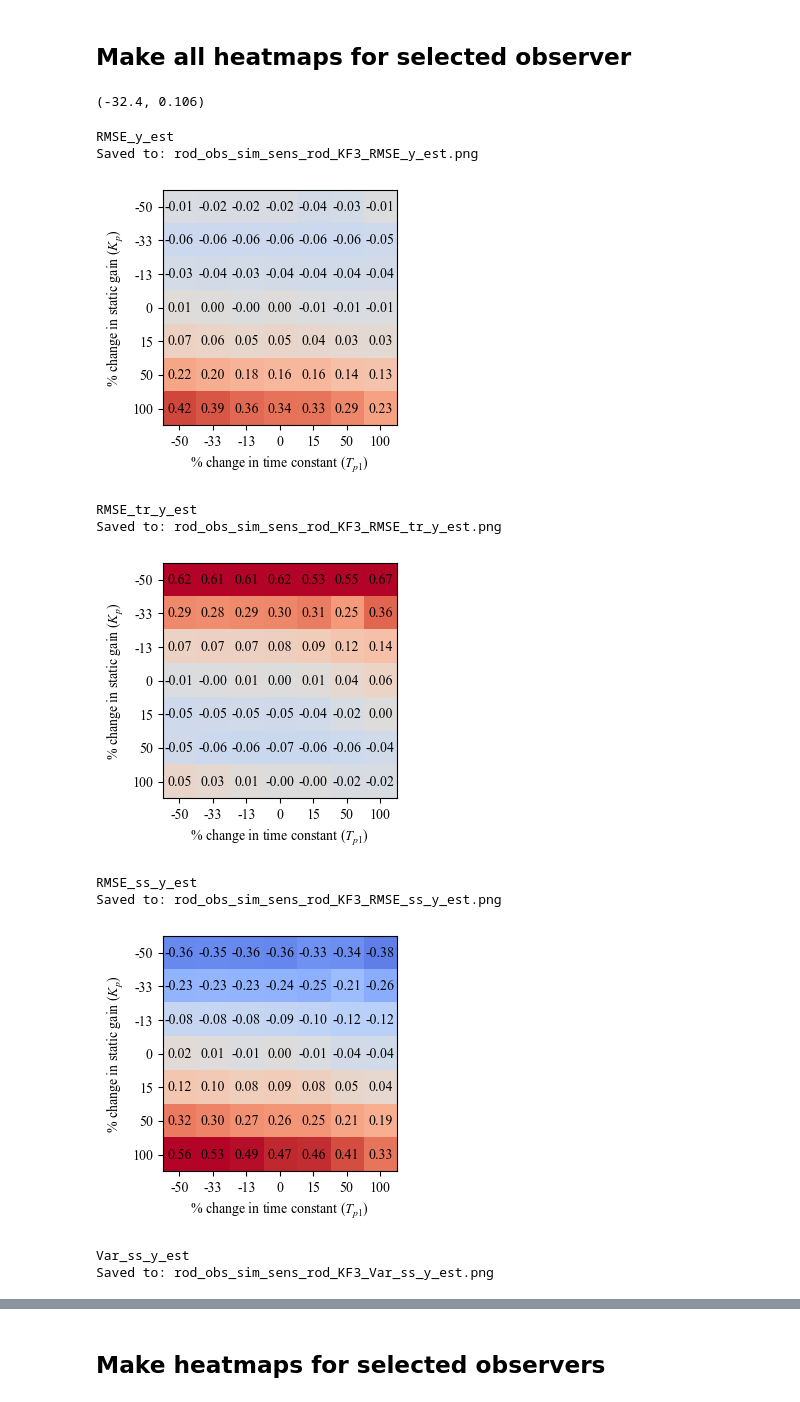
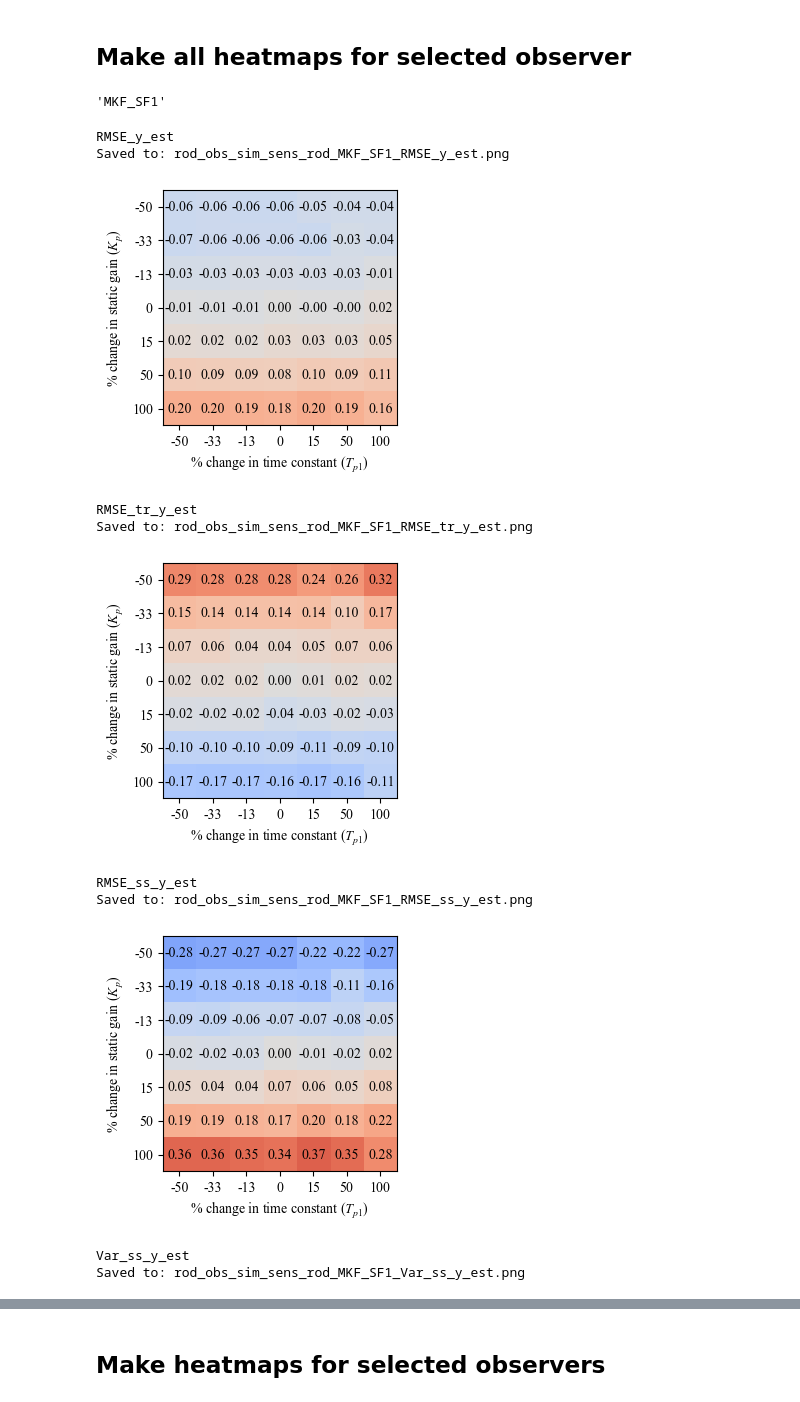
Before and after one commit to billtubbs/thesis-sims, a Jupyter notebook: Heatmap-plots-of-sensitivity-results.ipynb, the cells around one changed output, grey strips where cells are left out. Cells and saved outputs as stored; diff of their text form; code cells hidden in the pictures.

```diff
--- a/Heatmap-plots-of-sensitivity-results.ipynb
+++ b/Heatmap-plots-of-sensitivity-results.ipynb
@@ -96,17 +46,3 @@ summary_results = pd.read_csv(os.path.join(results_dir, filename))
 summary_results.shape
 # %% [output]
 (49, 1220)
-# %%
-var_names = ['Kp', 'Tp1']  # static gain and time constant
-centre_points = {'Kp': -32.4, 'Tp1': 0.106}
-
-# Re-create variable values if not included in summary_results
-var_ratios = np.array([1/2, 1/1.5, 1/1.15, 1, 1.15, 1.5, 2])
-n = len(var_ratios)
-combs = [(i+1, j+1) for j in range(n) for i in range(n)]
-combs = np.array([(i, j) for j in range(n) for i in range(n)])
-var_values = pd.DataFrame(var_ratios[combs] * np.array(list(centre_points.values())),
-                          columns=var_names, index=summary_results.index)
-if var_names[0] not in summary_results:
-    summary_results = pd.concat([var_values, summary_results], axis=1)
-var_values.head()
@@ -143,0 +49,5 @@ for name in var_names:
+# %%
+var_names = ['Kp', 'Tp1']  # static gain and time constant
+var_unique_values = pd.DataFrame({col: summary_results[col].unique() for col in var_names})
+n_vars = len(var_unique_values)
+var_unique_values
@@ -143,0 +63,7 @@ for name in var_names:
+# %%
+centre_points = var_unique_values.iloc[n_vars // 2].to_dict()
+if sys_name == 'P2DcTd4':
+    assert(centre_points == {'Kp': -32.4, 'Tp1': 0.106})
+elif sys_name == 'P2Dcd1_T':
+    assert(centre_points == {'Kp': -35.935, 'Tp1': 0.23503})
+centre_points
@@ -153,6 +81,5 @@ summary_results.head()
 5 rows × 1220 columns
 # %%
-centre_point = (-32.4, 0.106)
 xlabel = "% change in time constant ($T_{p1}$)"
 ylabel = "% change in static gain ($K_p$)"
 minmax = (-0.5, 0.5)
@@ -201,32 +128,33 @@ sensitivity_data[f'RMSE_y_est_{obs_label}']
 # %% [markdown]
 ## Make all heatmaps for selected observer
-# %%
-centre_point
-# %% [output]
-(-32.4, 0.106)
+# %%
+obs_label
+# %% [output]
+'MKF_SF1'
 # %%
 for metric_label in metric_labels:
     data = sensitivity_data[f'{metric_label}_{obs_label}']
+    centre_point = tuple(centre_points.values())
     print(metric_label)
     plt.figure(figsize=(3.21, 3.15))
     make_sensitivity_heatmap(data, centre_point, xlabel, ylabel,
                              transform='diff', minmax=[-0.5, 0.5], fmt='{:.2f}')
     plt.tight_layout()
     filename = f'rod_obs_sim_sens_rod_{obs_label}_{metric_label}.pdf'
     plt.savefig(os.path.join(plot_dir, filename))
     filename = f'rod_obs_sim_sens_rod_{obs_label}_{metric_label}.png'
     plt.savefig(os.path.join(plot_dir, filename), dpi=300)
     print(f"Saved to: {filename}")
     plt.show()
 # %% [output]
 RMSE_y_est
-Saved to: rod_obs_sim_sens_rod_KF3_RMSE_y_est.png
+Saved to: rod_obs_sim_sens_rod_MKF_SF1_RMSE_y_est.png
-[figure, old version]
+[figure, new version]
 RMSE_tr_y_est
-Saved to: rod_obs_sim_sens_rod_KF3_RMSE_tr_y_est.png
+Saved to: rod_obs_sim_sens_rod_MKF_SF1_RMSE_tr_y_est.png
-[figure, old version]
+[figure, new version]
 RMSE_ss_y_est
-Saved to: rod_obs_sim_sens_rod_KF3_RMSE_ss_y_est.png
+Saved to: rod_obs_sim_sens_rod_MKF_SF1_RMSE_ss_y_est.png
-[figure, old version]
+[figure, new version]
 Var_ss_y_est
-Saved to: rod_obs_sim_sens_rod_KF3_Var_ss_y_est.png
+Saved to: rod_obs_sim_sens_rod_MKF_SF1_Var_ss_y_est.png
```
Also changed, not shown: parts of 23 cells of this notebook, 8 other files.
